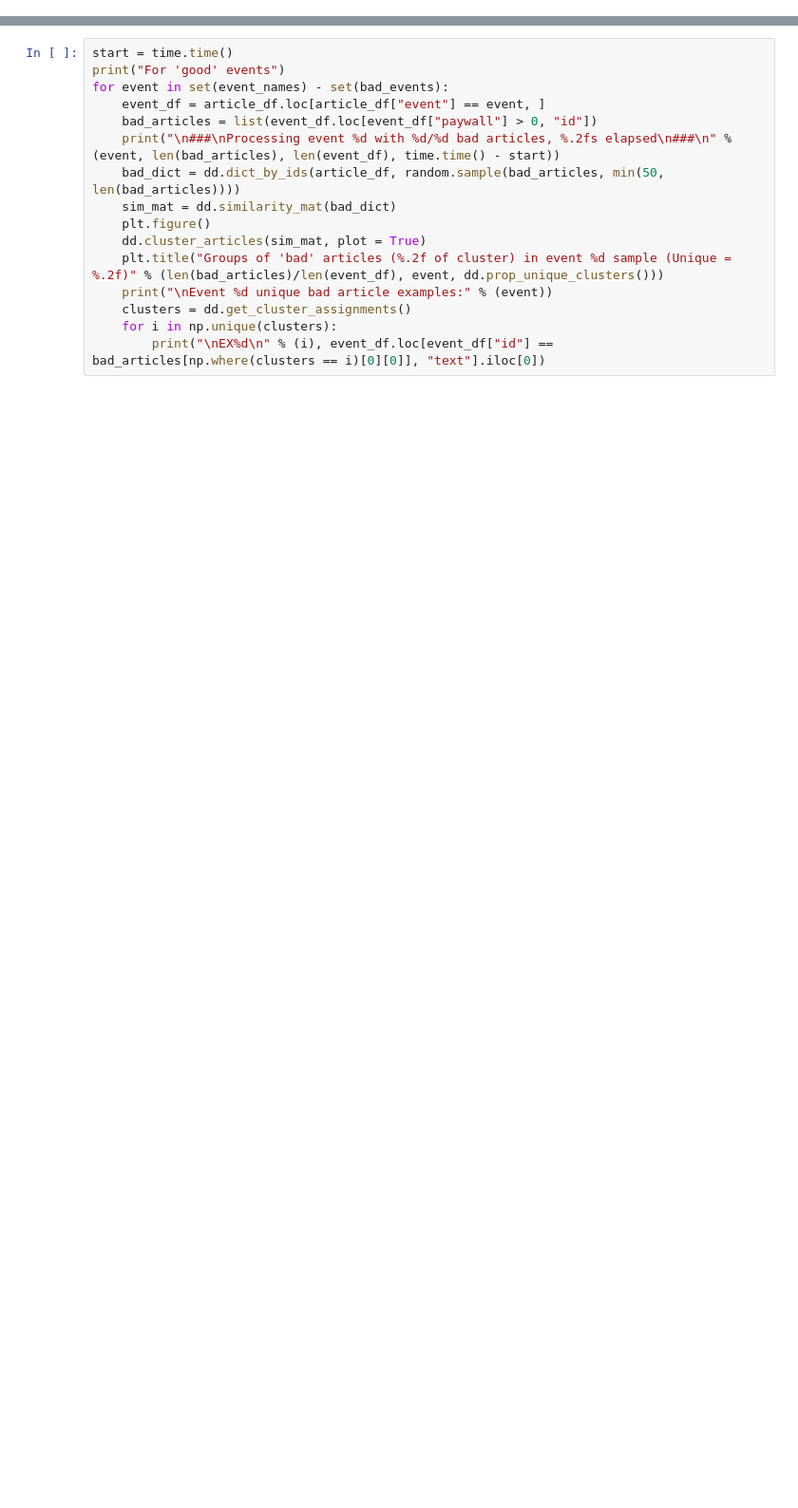
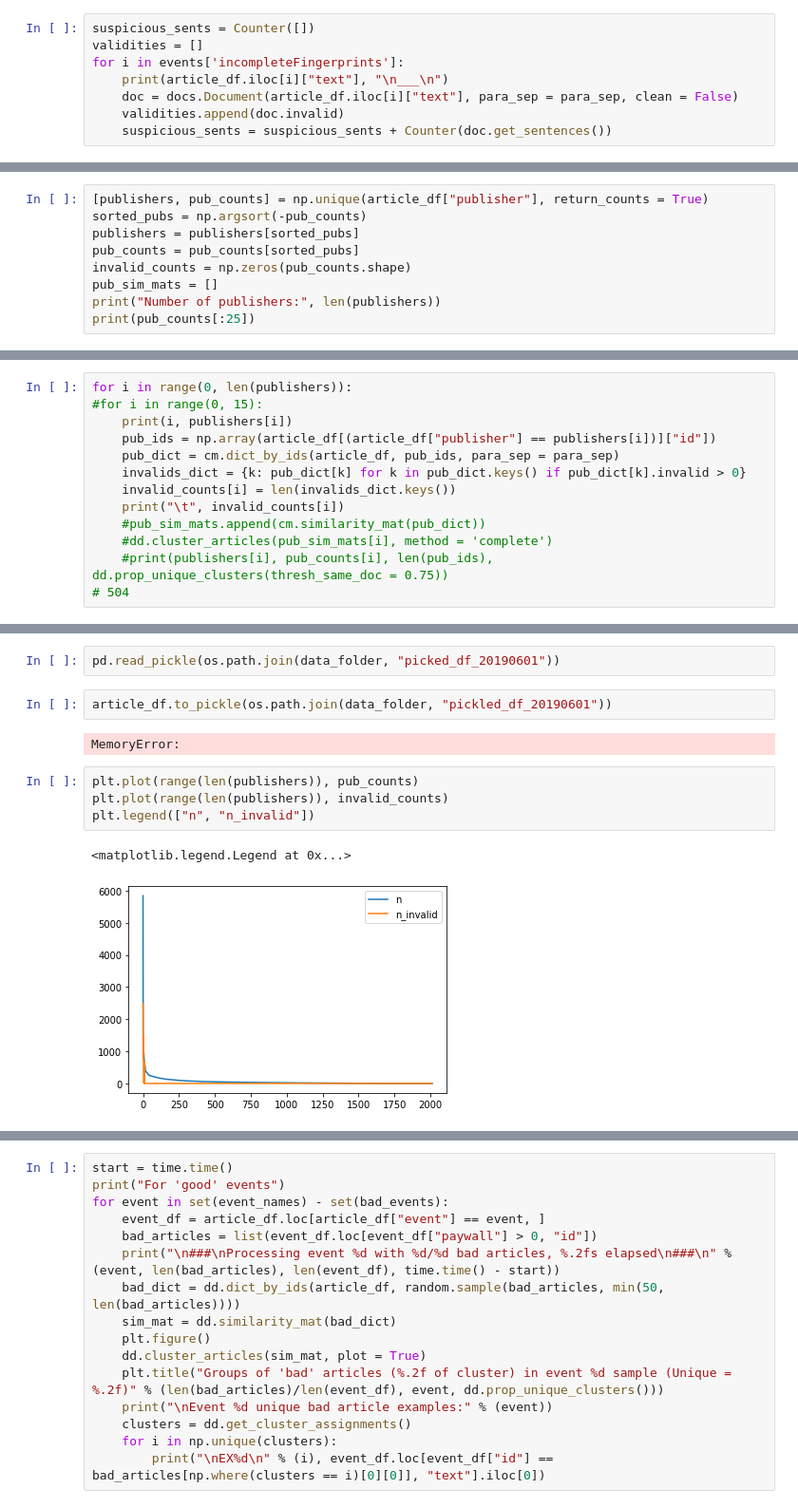
Before and after one commit to asprout/ArticleComparisons, a Jupyter notebook: ArticleFiltering_0601.ipynb, the cells around one changed output, grey strips where cells are left out. Shown at 95% size. Saved outputs shown, nothing was run; the diff lists cells and outputs as text; blank space fills up the shorter version.

```diff
--- a/ArticleFiltering_0601.ipynb
+++ b/ArticleFiltering_0601.ipynb
@@ -41,0 +52,8 @@ dict_keys(['singletons', 'incompleteFingerprints', 'algoGroups', 'events', 'word
+# %%
+suspicious_sents = Counter([])
+validities = []
+for i in events['incompleteFingerprints']:
+    print(article_df.iloc[i]["text"], "\n___\n")
+    doc = docs.Document(article_df.iloc[i]["text"], para_sep = para_sep, clean = False)
+    validities.append(doc.invalid)
+    suspicious_sents = suspicious_sents + Counter(doc.get_sentences())
@@ -41,0 +166,9 @@ dict_keys(['singletons', 'incompleteFingerprints', 'algoGroups', 'events', 'word
+# %%
+[publishers, pub_counts] = np.unique(article_df["publisher"], return_counts = True)
+sorted_pubs = np.argsort(-pub_counts)
+publishers = publishers[sorted_pubs]
+pub_counts = pub_counts[sorted_pubs]
+invalid_counts = np.zeros(pub_counts.shape)
+pub_sim_mats = []
+print("Number of publishers:", len(publishers))
+print(pub_counts[:25])
@@ -41,0 +181,13 @@ dict_keys(['singletons', 'incompleteFingerprints', 'algoGroups', 'events', 'word
+# %%
+for i in range(0, len(publishers)):
+#for i in range(0, 15):
+    print(i, publishers[i])
+    pub_ids = np.array(article_df[(article_df["publisher"] == publishers[i])]["id"])
+    pub_dict = cm.dict_by_ids(article_df, pub_ids, para_sep = para_sep)
+    invalids_dict = {k: pub_dict[k] for k in pub_dict.keys() if pub_dict[k].invalid > 0}
+    invalid_counts[i] = len(invalids_dict.keys())
+    print("\t", invalid_counts[i])
+    #pub_sim_mats.append(cm.similarity_mat(pub_dict))
+    #dd.cluster_articles(pub_sim_mats[i], method = 'complete')
+    #print(publishers[i], pub_counts[i], len(pub_ids), dd.prop_unique_clusters(thresh_same_doc = 0.75))
+# 504
@@ -41,0 +200,13 @@ dict_keys(['singletons', 'incompleteFingerprints', 'algoGroups', 'events', 'word
+# %%
+pd.read_pickle(os.path.join(data_folder, "picked_df_20190601"))
+# %%
+article_df.to_pickle(os.path.join(data_folder, "pickled_df_20190601"))
+# %% [output]
+MemoryError:
+# %%
+plt.plot(range(len(publishers)), pub_counts)
+plt.plot(range(len(publishers)), invalid_counts)
+plt.legend(["n", "n_invalid"])
+# %% [output]
+<matplotlib.legend.Legend at 0x...>
+[figure, added]
```
Also changed, not shown: parts of 68 cells of this notebook, 7 other files.
